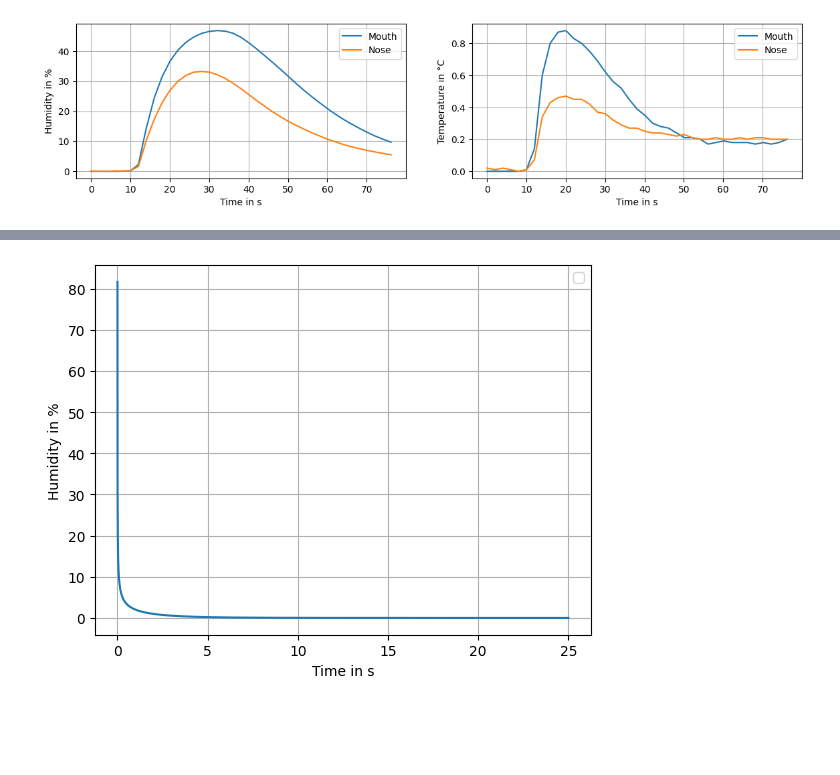
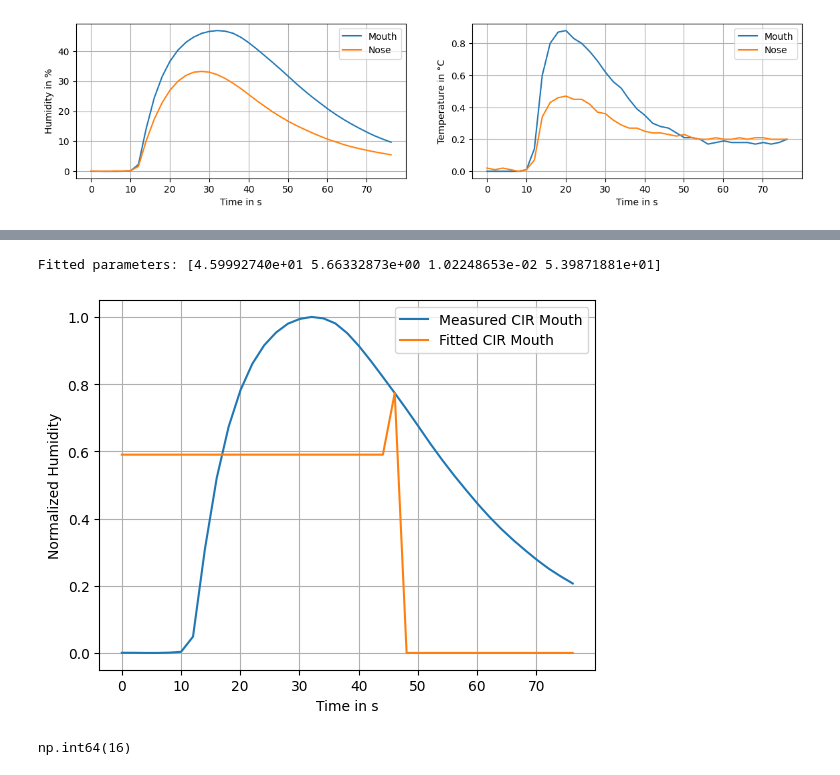
Before and after one commit to leon-rny/neural-network-breath-modeling, a Jupyter notebook: exploring.ipynb, the cells around one changed output, grey strips where cells are left out. Cells and saved outputs as stored; diff of their text form; code cells hidden in the pictures; blank space fills up the shorter version.

```diff
--- a/exploring.ipynb
+++ b/exploring.ipynb
@@ -22,23 +20,23 @@ def get_cir(region):
     cir_mean[:, 1] -= baseline_humidity
     cir_mean[:, 2] -= baseline_temperature
 
-    return cir_mean
+    return cir_mean[:, 0]/1000, cir_mean[:, 1], cir_mean[:, 2]
 
 # get cir
-cir_mouth = get_cir('mouth')
-cir_nose = get_cir('nose')
+t, cir_mouth_humidity, cir_mouth_temperature = get_cir('mouth')
+t, cir_nose_humidity, cir_nose_temperature = get_cir('nose')
 
 # plot
 fig, ax = plt.subplots(1, 2, figsize=(14, 3))
-ax[0].plot(cir_mouth[:, 0]/1000, cir_mouth[:, 1], label='Mouth')
-ax[0].plot(cir_nose[:, 0]/1000, cir_nose[:, 1], label='Nose')
+ax[0].plot(t, cir_mouth_humidity, label='Mouth')
+ax[0].plot(t, cir_nose_humidity, label='Nose')
 ax[0].set_xlabel('Time in s')
 ax[0].set_ylabel('Humidity in %')
 ax[0].grid()
 ax[0].legend()
 
-ax[1].plot(cir_mouth[:, 0]/1000, cir_mouth[:, 2], label='Mouth')
-ax[1].plot(cir_nose[:, 0]/1000, cir_nose[:, 2], label='Nose')
+ax[1].plot(t, cir_mouth_temperature, label='Mouth')
+ax[1].plot(t, cir_nose_temperature, label='Nose')
 ax[1].set_xlabel('Time in s')
 ax[1].set_ylabel('Temperature in °C')
 ax[1].grid()
@@ -134,20 +73,32 @@ fit measurements to theoretical response
 # %%
-def fit_cir(t, a, b, c, d):
-    return a / np.sqrt(t) * np.exp(-b * (d - c * t)**2 / t)
+def fit_cir(t, t0, a, b, c):
+    tp = np.maximum(t - t0, 1e-6)
+    return a / np.sqrt(tp) * np.exp(-b * (0.03 - c * tp)**2 / tp)
 
-t = np.linspace(0.001, 25, 100000)
-a = 3
-b = 1.3e-4
-c = 54
-d = 1
+# normalize experimental data
+cir_mouth_humidity /= np.max(cir_mouth_humidity)
+
+peak_idx = np.argmax(cir_mouth_humidity)
+t0 = t[peak_idx]
+a0 = cir_mouth_humidity[peak_idx]*np.sqrt(t[peak_idx])
+initial_guess = [t0, a0, 1e-4, 54]
+lower_bound, upper_bound = [0, 0, 0, 0], [np.inf, np.inf, np.inf, np.inf]
+
+popt, pcov = curve_fit(fit_cir, t, cir_mouth_humidity, p0=initial_guess, bounds=(lower_bound, upper_bound))
+print('Fitted parameters:', popt)
+
 plt.figure()
-plt.plot(t, fit_cir(t, 2.9, 1.3e-4, 54, 1), label='Test CIR')
-# plt.plot(cir_mouth[:, 0]/1000, cir_mouth[:, 1], label='Measured CIR Mouth')
-# plt.plot(t_valid, fit_cir(t_valid, *popt), label='Fitted CIR Mouth')
+plt.plot(t, cir_mouth_humidity, label='Measured CIR Mouth')
+plt.plot(t, fit_cir(t, *popt), label='Fitted CIR Mouth')
 plt.xlabel('Time in s')
-plt.ylabel('Humidity in %')
+plt.ylabel('Normalized Humidity')
 plt.grid()
 plt.legend()
 plt.show()
 # %% [output]
+Fitted parameters: [4.59992740e+01 5.66332873e+00 1.02248653e-02 5.39871881e+01]
-[figure, old version]
+[figure, new version]
+# %%
+peak_idx
+# %% [output]
+np.int64(16)
```
Also changed, not shown: parts of 11 cells of this notebook, 1 other file.
